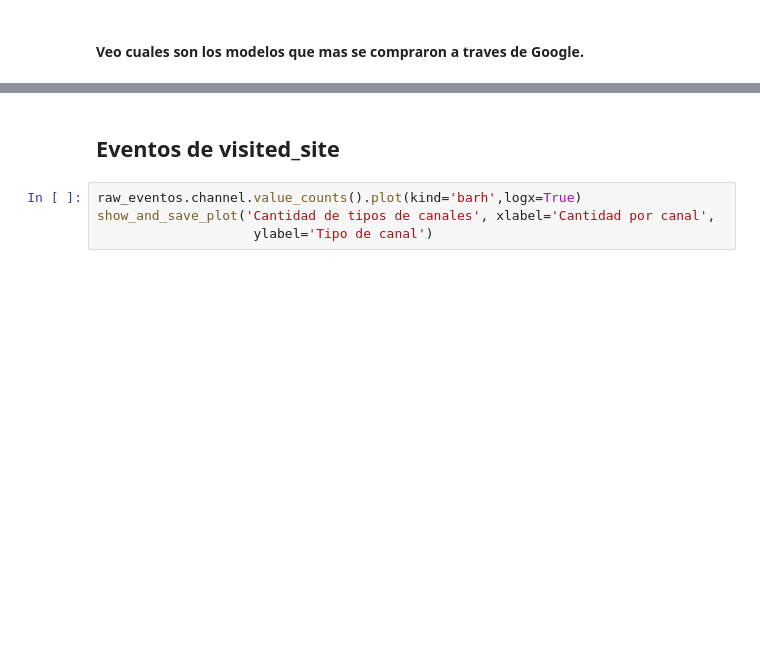
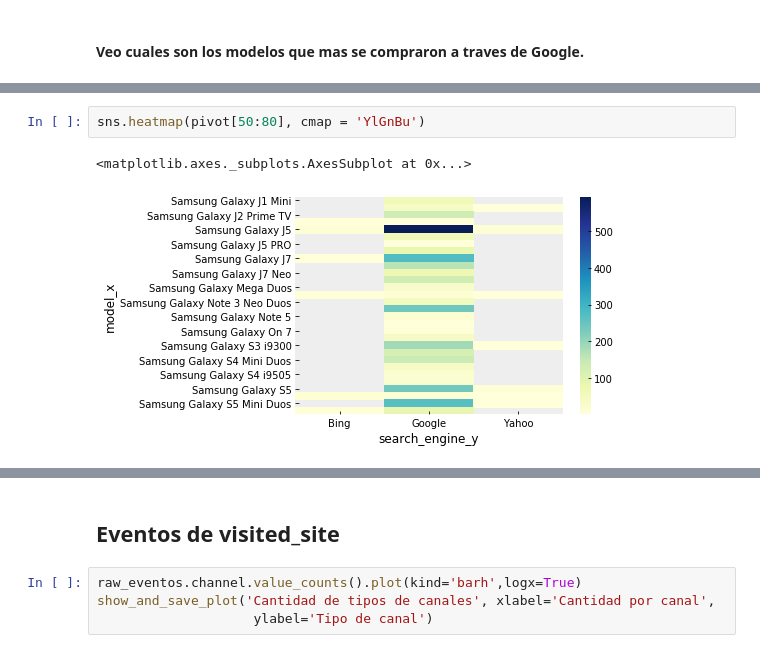
Before and after one commit to juanpcapurro/tp_datos_2c2018, a Jupyter notebook: analisis_exploratorio.ipynb, the cells around one changed output, grey strips where cells are left out. Saved outputs shown, nothing was run; the diff lists cells and outputs as text; blank space fills up the shorter version.

```diff
--- a/analisis_exploratorio.ipynb
+++ b/analisis_exploratorio.ipynb
@@ -93,0 +130,5 @@ raw_eventos[raw_eventos['event'] == 'conversion']['search_engine'].dropna().head
+# %%
+sns.heatmap(pivot[50:80], cmap = 'YlGnBu')
+# %% [output]
+<matplotlib.axes._subplots.AxesSubplot at 0x...>
+[figure, added]
```
Also changed, not shown: parts of 13 cells of this notebook.
